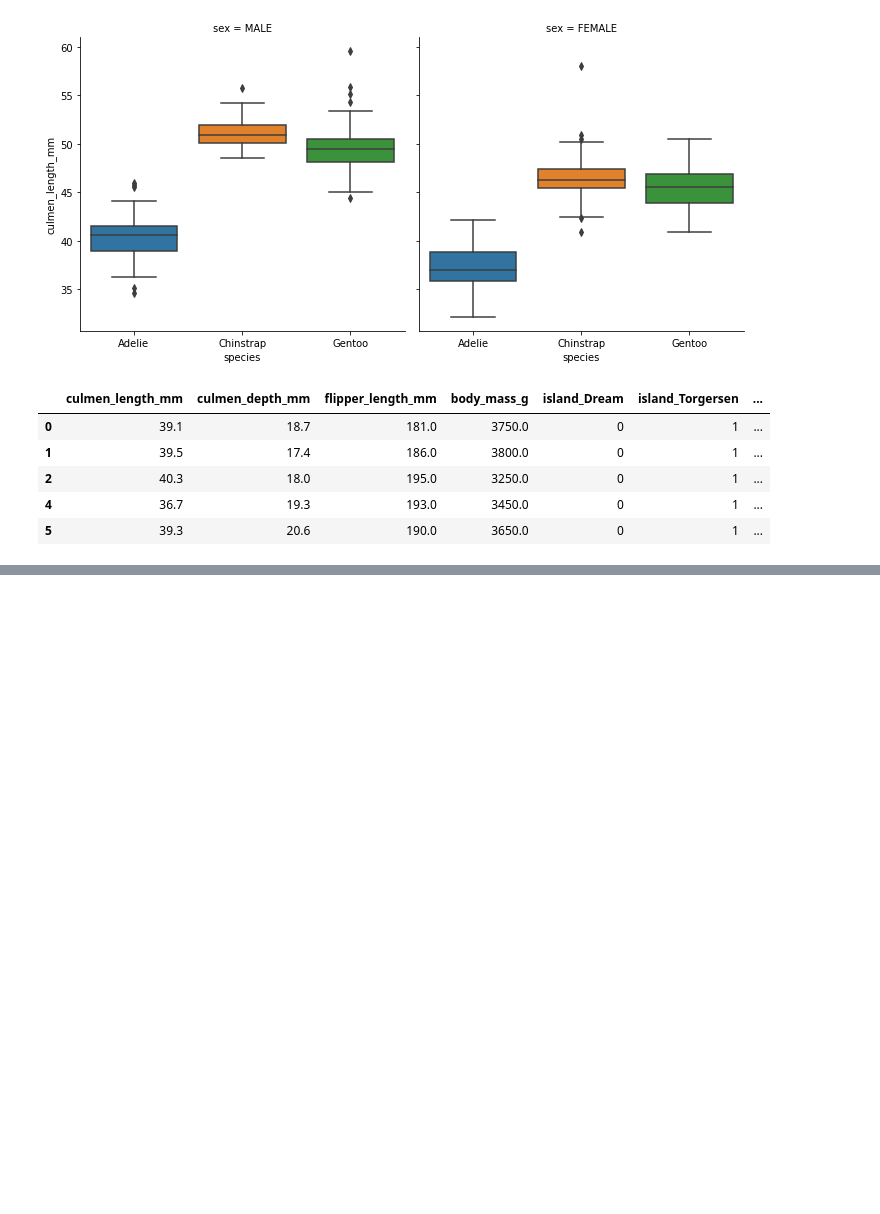
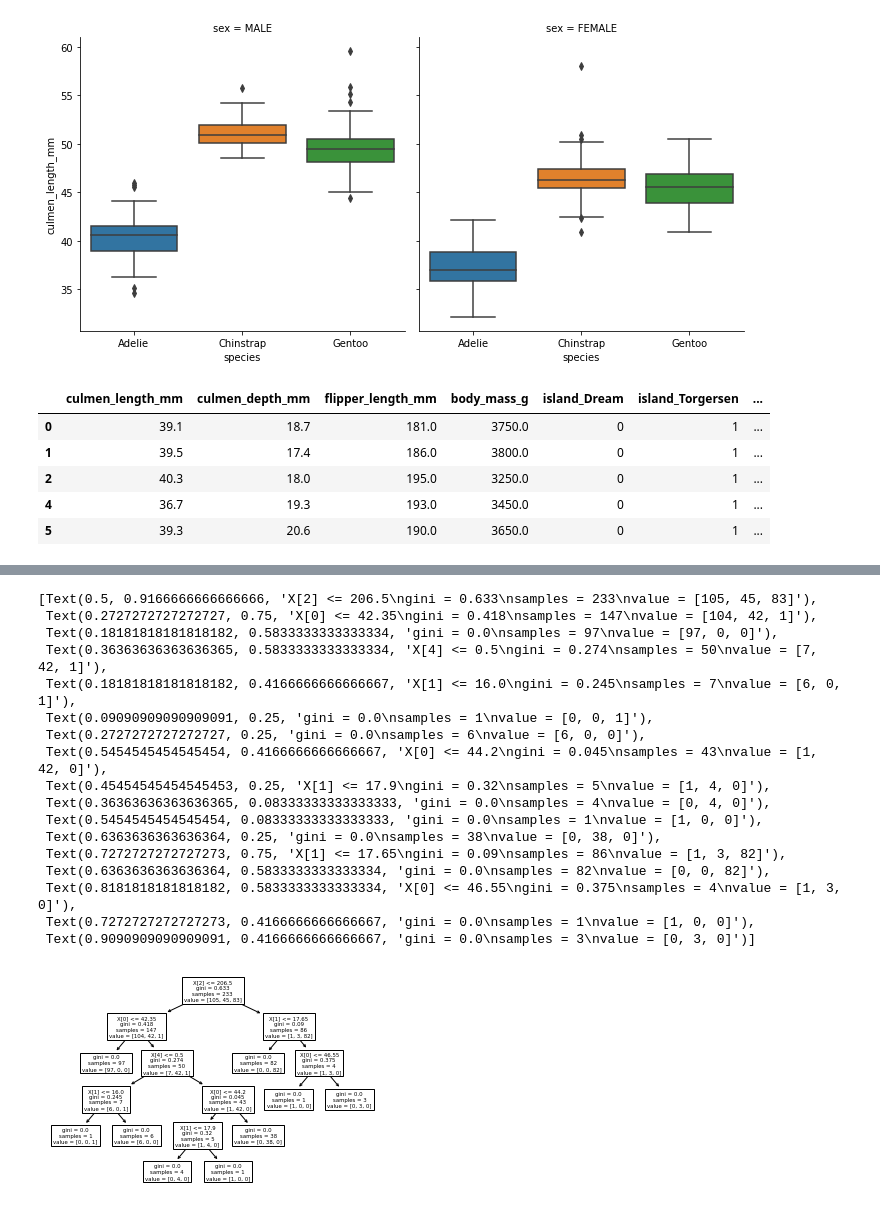
Before and after one commit to sreekanthmutthoju/ML_Live_Class, a Jupyter notebook: Decision_Trees/Peguin_Decision_Tree.ipynb, the cells around one changed output, grey strips where cells are left out. Cells and saved outputs as stored; diff of their text form; code cells hidden in the pictures; blank space fills up the shorter version.

```diff
--- a/Decision_Trees/Peguin_Decision_Tree.ipynb
+++ b/Decision_Trees/Peguin_Decision_Tree.ipynb
@@ -165,0 +263,21 @@ y = df['species']
+# %%
+plot_tree(model)
+# %% [output]
+[Text(0.5, 0.9166666666666666, 'X[2] <= 206.5\ngini = 0.633\nsamples = 233\nvalue = [105, 45, 83]'),
+ Text(0.2727272727272727, 0.75, 'X[0] <= 42.35\ngini = 0.418\nsamples = 147\nvalue = [104, 42, 1]'),
+ Text(0.18181818181818182, 0.5833333333333334, 'gini = 0.0\nsamples = 97\nvalue = [97, 0, 0]'),
+ Text(0.36363636363636365, 0.5833333333333334, 'X[4] <= 0.5\ngini = 0.274\nsamples = 50\nvalue = [7, 42, 1]'),
+ Text(0.18181818181818182, 0.4166666666666667, 'X[1] <= 16.0\ngini = 0.245\nsamples = 7\nvalue = [6, 0, 1]'),
+ Text(0.09090909090909091, 0.25, 'gini = 0.0\nsamples = 1\nvalue = [0, 0, 1]'),
+ Text(0.2727272727272727, 0.25, 'gini = 0.0\nsamples = 6\nvalue = [6, 0, 0]'),
+ Text(0.5454545454545454, 0.4166666666666667, 'X[0] <= 44.2\ngini = 0.045\nsamples = 43\nvalue = [1, 42, 0]'),
+ Text(0.45454545454545453, 0.25, 'X[1] <= 17.9\ngini = 0.32\nsamples = 5\nvalue = [1, 4, 0]'),
+ Text(0.36363636363636365, 0.08333333333333333, 'gini = 0.0\nsamples = 4\nvalue = [0, 4, 0]'),
+ Text(0.5454545454545454, 0.08333333333333333, 'gini = 0.0\nsamples = 1\nvalue = [1, 0, 0]'),
+ Text(0.6363636363636364, 0.25, 'gini = 0.0\nsamples = 38\nvalue = [0, 38, 0]'),
+ Text(0.7272727272727273, 0.75, 'X[1] <= 17.65\ngini = 0.09\nsamples = 86\nvalue = [1, 3, 82]'),
+ Text(0.6363636363636364, 0.5833333333333334, 'gini = 0.0\nsamples = 82\nvalue = [0, 0, 82]'),
+ Text(0.8181818181818182, 0.5833333333333334, 'X[0] <= 46.55\ngini = 0.375\nsamples = 4\nvalue = [1, 3, 0]'),
+ Text(0.7272727272727273, 0.4166666666666667, 'gini = 0.0\nsamples = 1\nvalue = [1, 0, 0]'),
+ Text(0.9090909090909091, 0.4166666666666667, 'gini = 0.0\nsamples = 3\nvalue = [0, 3, 0]')]
+[figure, added]
```
Also changed, not shown: parts of 32 cells of this notebook.
